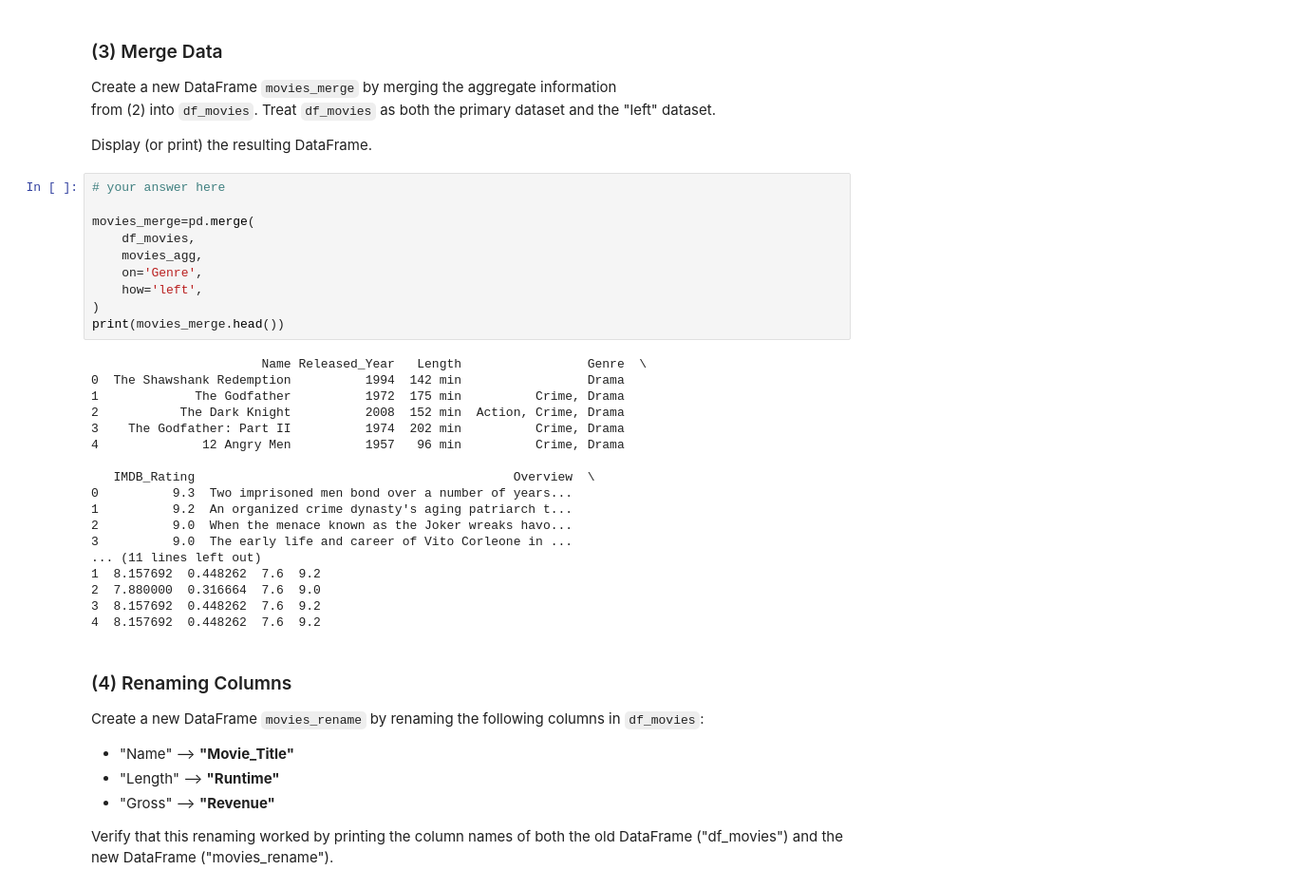
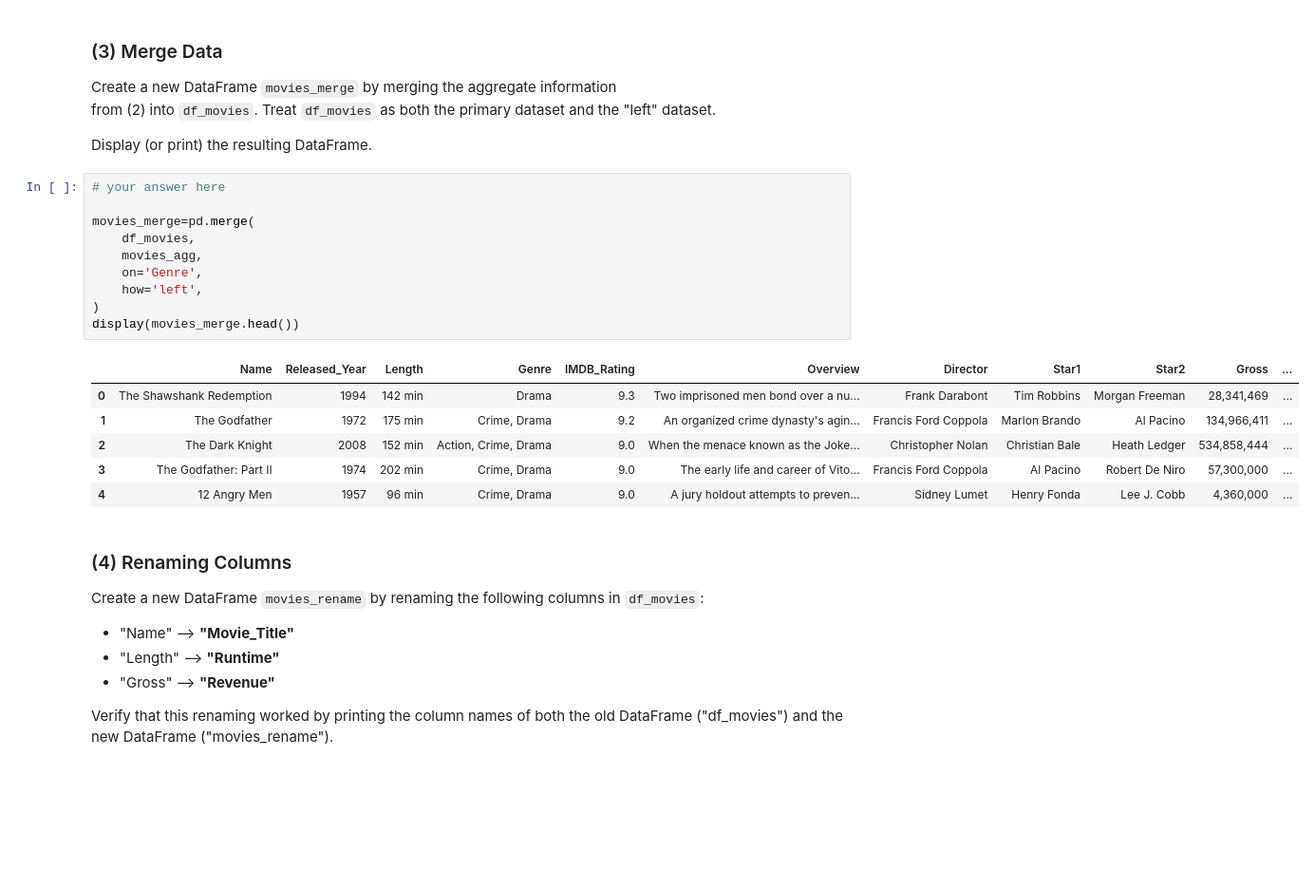
Before and after one commit to kristen-ngai/KN---qtm151fall2025, a Jupyter notebook: Assignments/assignment_8/assignment8.ipynb, the cells around one changed output. Shown: that part at 95% size. Saved outputs shown, nothing was run; the diff lists cells and outputs as text; blank space fills up the shorter version.

```diff
--- a/Assignments/assignment_8/assignment8.ipynb
+++ b/Assignments/assignment_8/assignment8.ipynb
@@ -129,31 +131,20 @@ Display (or print) the resulting DataFrame.
 # %%
 # your answer here
 
 movies_merge=pd.merge(
     df_movies,
     movies_agg,
     on='Genre',
     how='left',
 )
-print(movies_merge.head())
+display(movies_merge.head())
 # %% [output]
-                       Name Released_Year   Length                 Genre  \
-0  The Shawshank Redemption          1994  142 min                 Drama
-1             The Godfather          1972  175 min          Crime, Drama
-2           The Dark Knight          2008  152 min  Action, Crime, Drama
-3    The Godfather: Part II          1974  202 min          Crime, Drama
-4              12 Angry Men          1957   96 min          Crime, Drama
-
-   IMDB_Rating                                           Overview  \
-0          9.3  Two imprisoned men bond over a number of years...
-1          9.2  An organized crime dynasty's aging patriarch t...
-2          9.0  When the menace known as the Joker wreaks havo...
-3          9.0  The early life and career of Vito Corleone in ...
-... (11 lines left out)
-1  8.157692  0.448262  7.6  9.2
-2  7.880000  0.316664  7.6  9.0
-3  8.157692  0.448262  7.6  9.2
-4  8.157692  0.448262  7.6  9.2
+|  | Name | Released_Year | Length | Genre | IMDB_Rating | Overview | Director | Star1 | Star2 | Gross | ... |
+| 0 | The Shawshank Redemption | 1994 | 142 min | Drama | 9.3 | Two imprisoned men bond over a nu... | Frank Darabont | Tim Robbins | Morgan Freeman | 28,341,469 | ... |
+| 1 | The Godfather | 1972 | 175 min | Crime, Drama | 9.2 | An organized crime dynasty's agin... | Francis Ford Coppola | Marlon Brando | Al Pacino | 134,966,411 | ... |
+| 2 | The Dark Knight | 2008 | 152 min | Action, Crime, Drama | 9.0 | When the menace known as the Joke... | Christopher Nolan | Christian Bale | Heath Ledger | 534,858,444 | ... |
+| 3 | The Godfather: Part II | 1974 | 202 min | Crime, Drama | 9.0 | The early life and career of Vito... | Francis Ford Coppola | Al Pacino | Robert De Niro | 57,300,000 | ... |
+| 4 | 12 Angry Men | 1957 | 96 min | Crime, Drama | 9.0 | A jury holdout attempts to preven... | Sidney Lumet | Henry Fonda | Lee J. Cobb | 4,360,000 | ... |
 # %% [markdown]
 ### (4) Renaming Columns
 
```
Also changed, not shown: parts of 3 cells of this notebook, 3 other files.
